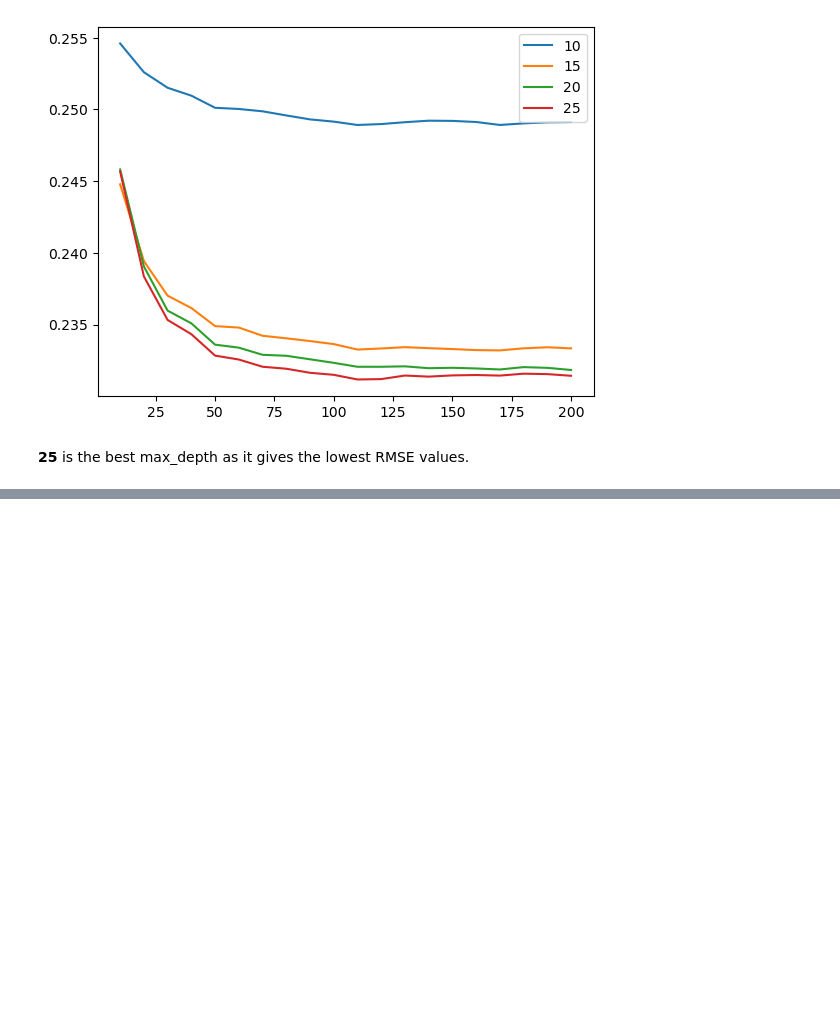
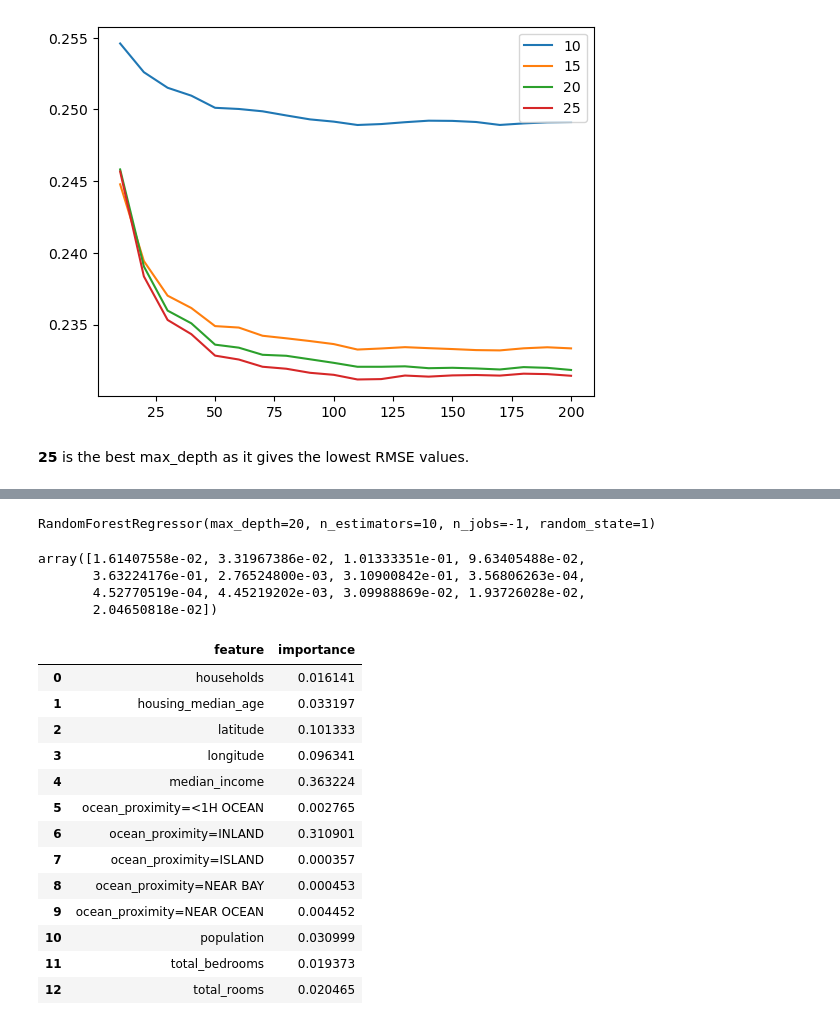
Before and after one commit to Optimistix/machine-learning-zoomcamp-2023, a Jupyter notebook: ML_ZoomCamp_Homework_6.ipynb, the cells around one changed output, grey strips where cells are left out. Cells and saved outputs as stored; diff of their text form; code cells hidden in the pictures; blank space fills up the shorter version.

```diff
--- a/ML_ZoomCamp_Homework_6.ipynb
+++ b/ML_ZoomCamp_Homework_6.ipynb
@@ -220,0 +240,36 @@ plt.show()
+# %%
+#@ TRAINING THE RANDOM FOREST MODEL:
+rf = RandomForestRegressor(n_estimators=10, max_depth=20,
+                           random_state=1, n_jobs=-1)
+rf.fit(X_train, y_train)
+# %% [output]
+RandomForestRegressor(max_depth=20, n_estimators=10, n_jobs=-1, random_state=1)
+# %%
+#@ INSPECTING FEATURE IMPORTANCE:
+rf.feature_importances_
+# %% [output]
+array([1.61407558e-02, 3.31967386e-02, 1.01333351e-01, 9.63405488e-02,
+       3.63224176e-01, 2.76524800e-03, 3.10900842e-01, 3.56806263e-04,
+       4.52770519e-04, 4.45219202e-03, 3.09988869e-02, 1.93726028e-02,
+       2.04650818e-02])
+# %%
+#@ INSPECTING FEATURE IMPORTANCES:
+df_importances = pd.DataFrame()
+df_importances['feature'] = dv.feature_names_
+df_importances['importance'] = rf.feature_importances_
+df_importances
+# %% [output]
+|  | feature | importance |
+| 0 | households | 0.016141 |
+| 1 | housing_median_age | 0.033197 |
+| 2 | latitude | 0.101333 |
+| 3 | longitude | 0.096341 |
+| 4 | median_income | 0.363224 |
+| 5 | ocean_proximity=<1H OCEAN | 0.002765 |
+| 6 | ocean_proximity=INLAND | 0.310901 |
+| 7 | ocean_proximity=ISLAND | 0.000357 |
+| 8 | ocean_proximity=NEAR BAY | 0.000453 |
+| 9 | ocean_proximity=NEAR OCEAN | 0.004452 |
+| 10 | population | 0.030999 |
+| 11 | total_bedrooms | 0.019373 |
+| 12 | total_rooms | 0.020465 |
```
Also changed, not shown: parts of 18 cells of this notebook.
